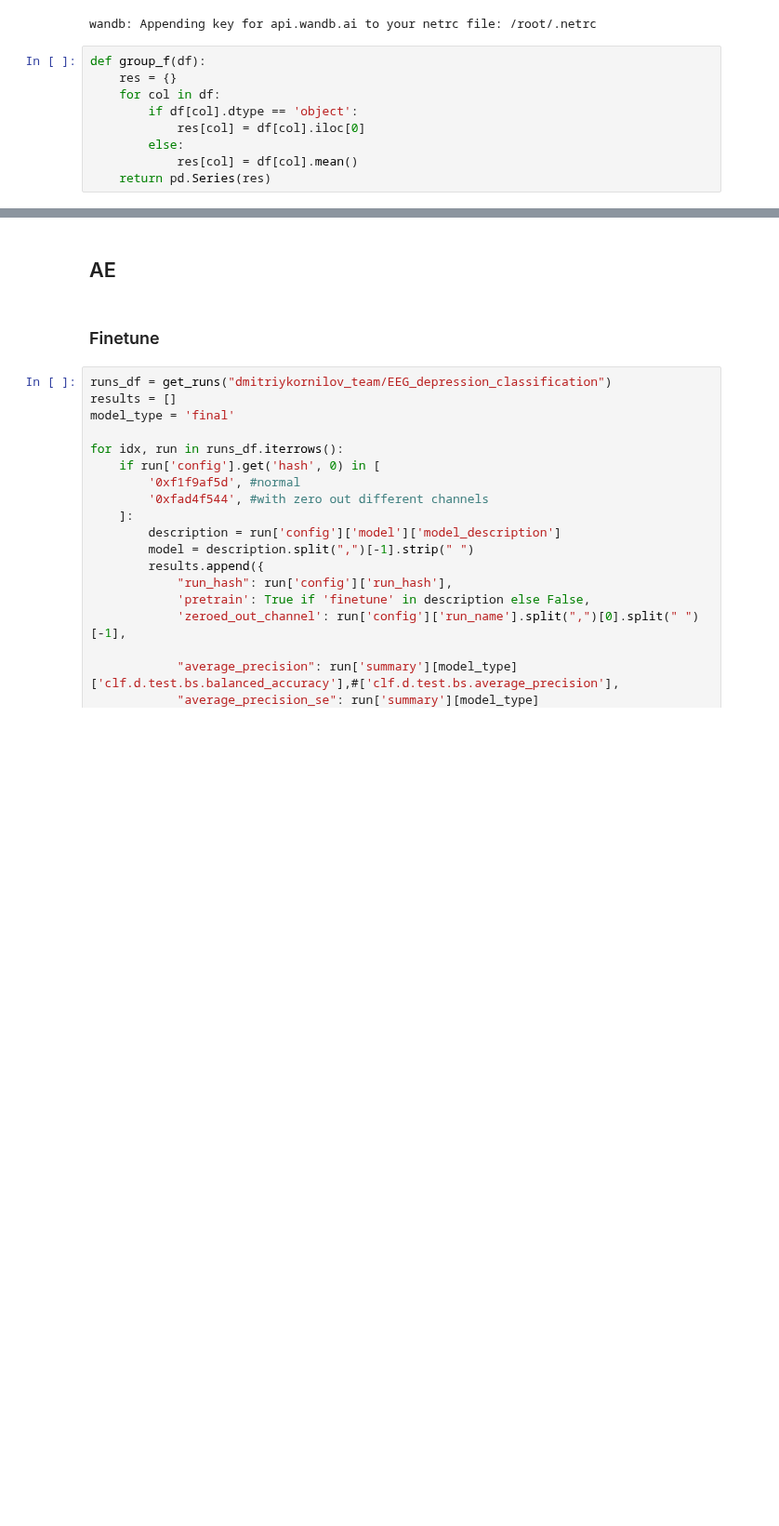
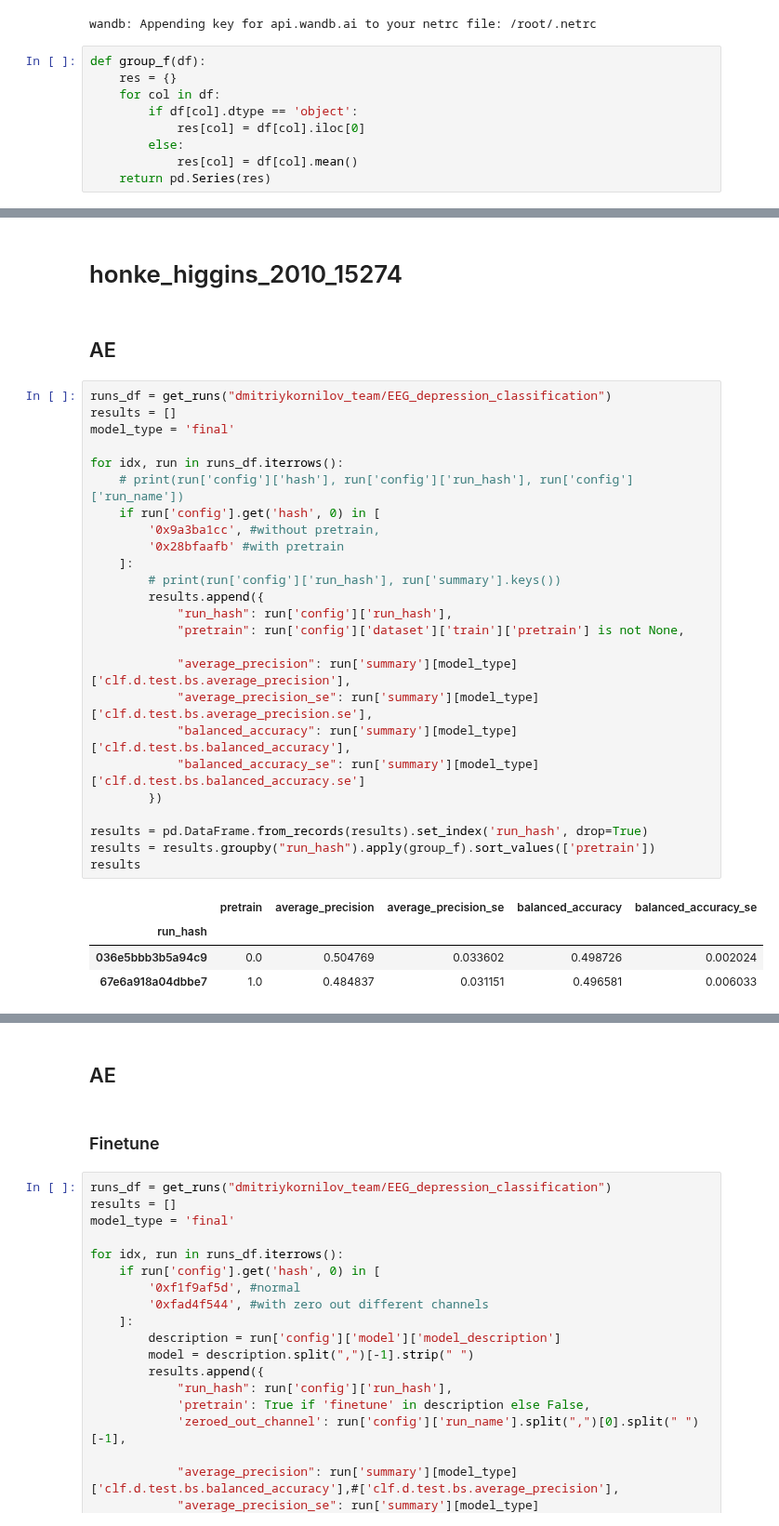
Before and after one commit to dwemer8/Depression_classification_from_EEG, a Jupyter notebook: results_analysis.ipynb, the cells around one changed output, grey strips where cells are left out. Shown at 93% size. Cells and saved outputs as stored; diff of their text form; blank space fills up the shorter version.

```diff
--- a/results_analysis.ipynb
+++ b/results_analysis.ipynb
@@ -28,0 +109,34 @@ def group_f(df):
+# %% [markdown]
+# honke_higgins_2010_15274
+# %% [markdown]
+## AE
+# %%
+runs_df = get_runs("dmitriykornilov_team/EEG_depression_classification")
+results = []
+model_type = 'final'
+
+for idx, run in runs_df.iterrows():
+    # print(run['config']['hash'], run['config']['run_hash'], run['config']['run_name'])
+    if run['config'].get('hash', 0) in [
+        '0x9a3ba1cc', #without pretrain,
+        '0x28bfaafb' #with pretrain
+    ]:
+        # print(run['config']['run_hash'], run['summary'].keys())
+        results.append({
+            "run_hash": run['config']['run_hash'],
+            "pretrain": run['config']['dataset']['train']['pretrain'] is not None,
+
+            "average_precision": run['summary'][model_type]['clf.d.test.bs.average_precision'],
+            "average_precision_se": run['summary'][model_type]['clf.d.test.bs.average_precision.se'],
+            "balanced_accuracy": run['summary'][model_type]['clf.d.test.bs.balanced_accuracy'],
+            "balanced_accuracy_se": run['summary'][model_type]['clf.d.test.bs.balanced_accuracy.se']
+        })
+
+results = pd.DataFrame.from_records(results).set_index('run_hash', drop=True)
+results = results.groupby("run_hash").apply(group_f).sort_values(['pretrain'])
+results
+# %% [output]
+|  | pretrain | average_precision | average_precision_se | balanced_accuracy | balanced_accuracy_se |
+| run_hash |  |  |  |  |  |
+| 036e5bbb3b5a94c9 | 0.0 | 0.504769 | 0.033602 | 0.498726 | 0.002024 |
+| 67e6a918a04dbbe7 | 1.0 | 0.484837 | 0.031151 | 0.496581 | 0.006033 |
```
Also changed, not shown: parts of 10 cells of this notebook, 9 other files.
